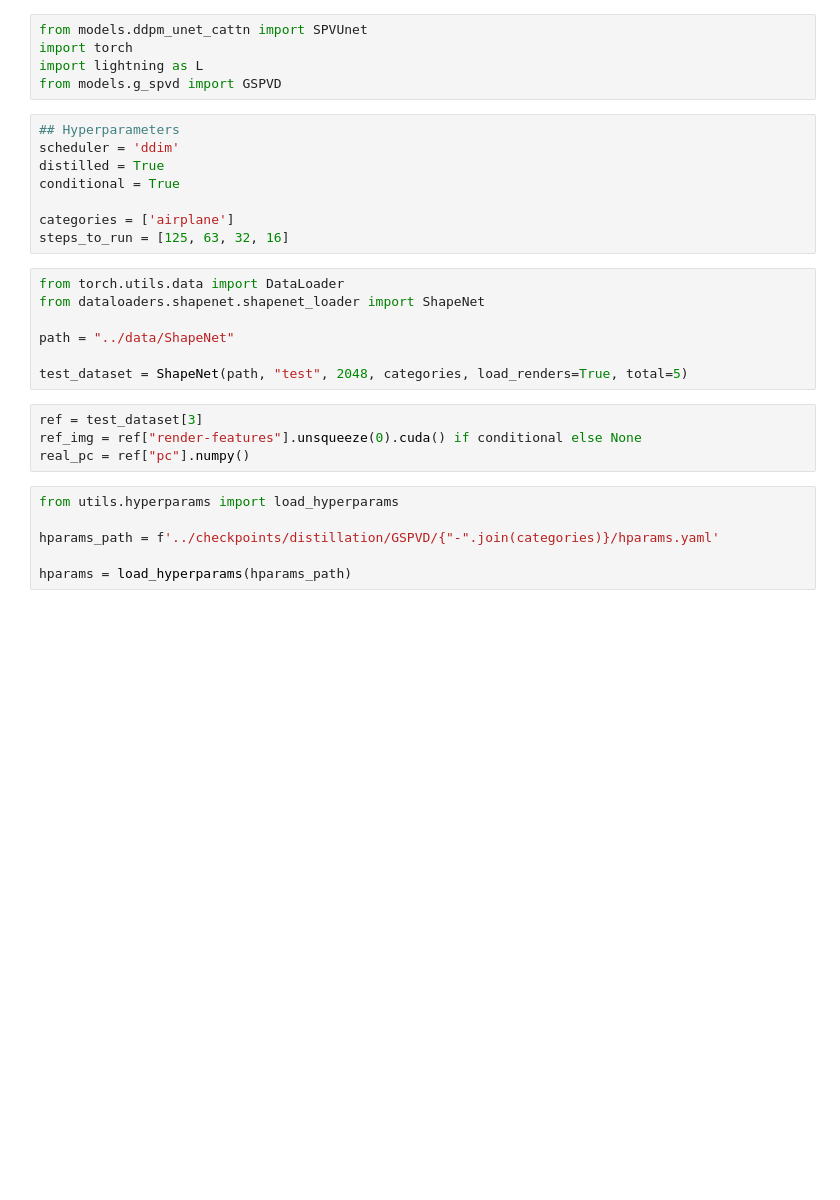
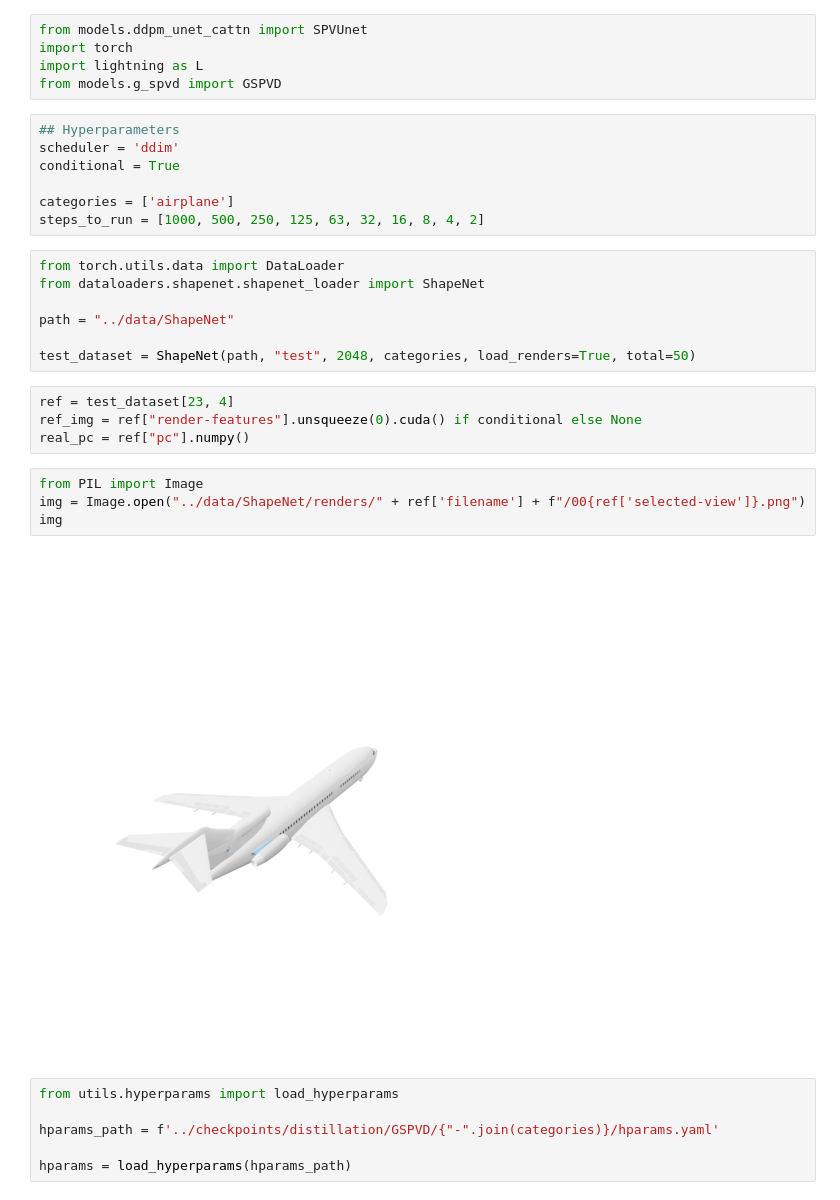
Before and after one commit to HliasOuzounis/SPVD-Diffusion, a Jupyter notebook: notebooks/display.ipynb, the cells around one changed output. Saved outputs shown, nothing was run; the diff lists cells and outputs as text; blank space fills up the shorter version.

```diff
--- a/notebooks/display.ipynb
+++ b/notebooks/display.ipynb
@@ -10,22 +12,27 @@ from models.g_spvd import GSPVD
 # %%
 ## Hyperparameters
 scheduler = 'ddim'
-distilled = True
 conditional = True
 
 categories = ['airplane']
-steps_to_run = [125, 63, 32, 16]
+steps_to_run = [1000, 500, 250, 125, 63, 32, 16, 8, 4, 2]
 # %%
 from torch.utils.data import DataLoader
 from dataloaders.shapenet.shapenet_loader import ShapeNet
 
 path = "../data/ShapeNet"
 
-test_dataset = ShapeNet(path, "test", 2048, categories, load_renders=True, total=5)
+test_dataset = ShapeNet(path, "test", 2048, categories, load_renders=True, total=50)
 # %%
-ref = test_dataset[3]
+ref = test_dataset[23, 4]
 ref_img = ref["render-features"].unsqueeze(0).cuda() if conditional else None
 real_pc = ref["pc"].numpy()
+# %%
+from PIL import Image
+img = Image.open("../data/ShapeNet/renders/" + ref['filename'] + f"/00{ref['selected-view']}.png")
+img
+# %% [output]
+[figure, added]
 # %%
 from utils.hyperparams import load_hyperparams
 
```
Also changed, not shown: parts of 4 cells of this notebook, 5 other files.
